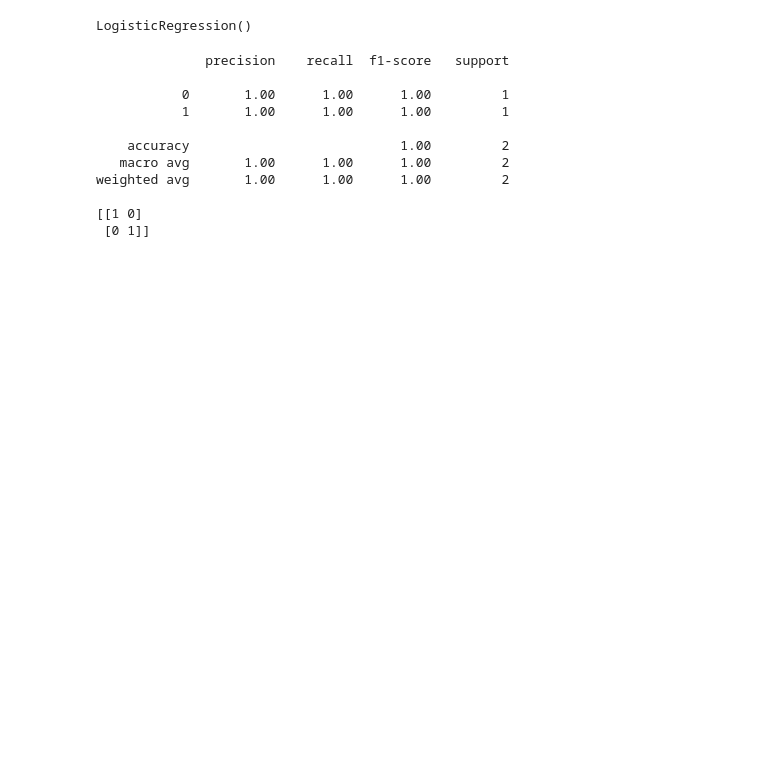
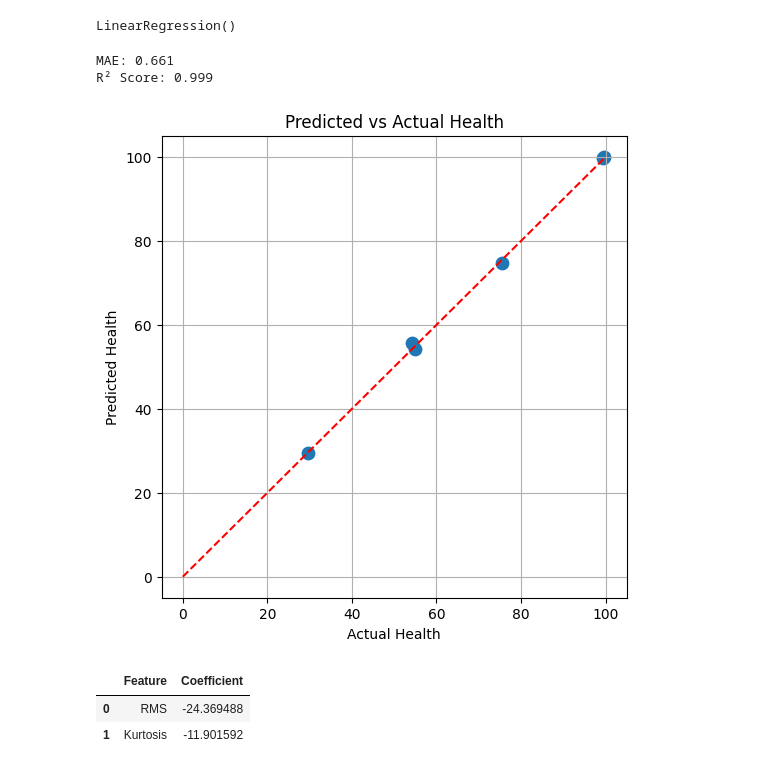
Before and after one commit to tamannaa-rath/kyma, a Jupyter notebook: notebooks/05_health_regression.ipynb, the cells around one changed output. Cells and saved outputs as stored; diff of their text form; code cells hidden in the pictures; blank space fills up the shorter version.

Commit message:
Add health regression and severity classification notebooks

```diff
--- a/notebooks/05_health_regression.ipynb
+++ b/notebooks/05_health_regression.ipynb
@@ -17,33 +20,51 @@ df.head()
 # %%
-X = df[["RMS", "Kurtosis", "CrestFactor"]]
-y = df["Label"]
+X = df[["RMS", "Kurtosis"]]
+y = df["Health"]
 # %%
 X_train, X_test, y_train, y_test = train_test_split(
-    X, y, test_size=0.25, random_state=42
+    X, y, test_size=0.3, random_state=42
 )
 # %%
 scaler = StandardScaler()
 X_train_scaled = scaler.fit_transform(X_train)
 X_test_scaled = scaler.transform(X_test)
 # %%
-model = LogisticRegression()
+model = LinearRegression()
 model.fit(X_train_scaled, y_train)
 # %% [output]
-LogisticRegression()
+LinearRegression()
 # %%
 y_pred = model.predict(X_test_scaled)
 
-print(classification_report(y_test, y_pred))
-print(confusion_matrix(y_test, y_pred))
+mae = mean_absolute_error(y_test, y_pred)
+r2 = r2_score(y_test, y_pred)
+
+print(f"MAE: {mae:.3f}")
+print(f"R² Score: {r2:.3f}")
 # %% [output]
-              precision    recall  f1-score   support
-
-           0       1.00      1.00      1.00         1
-           1       1.00      1.00      1.00         1
-
-    accuracy                           1.00         2
-   macro avg       1.00      1.00      1.00         2
-weighted avg       1.00      1.00      1.00         2
-
-[[1 0]
- [0 1]]
+MAE: 0.661
+R² Score: 0.999
+# %%
+plt.figure(figsize=(6,6))
+plt.scatter(y_test, y_pred, s=80)
+plt.plot([0,100], [0,100], 'r--')
+
+plt.xlabel("Actual Health")
+plt.ylabel("Predicted Health")
+plt.title("Predicted vs Actual Health")
+
+plt.grid(True)
+plt.show()
+# %% [output]
+[figure, added]
+# %%
+coef_df = pd.DataFrame({
+    "Feature": X.columns,
+    "Coefficient": model.coef_
+})
+
+coef_df
+# %% [output]
+|  | Feature | Coefficient |
+| 0 | RMS | -24.369488 |
+| 1 | Kurtosis | -11.901592 |
```
Also changed, not shown: parts of 2 cells of this notebook, 1 other file.
